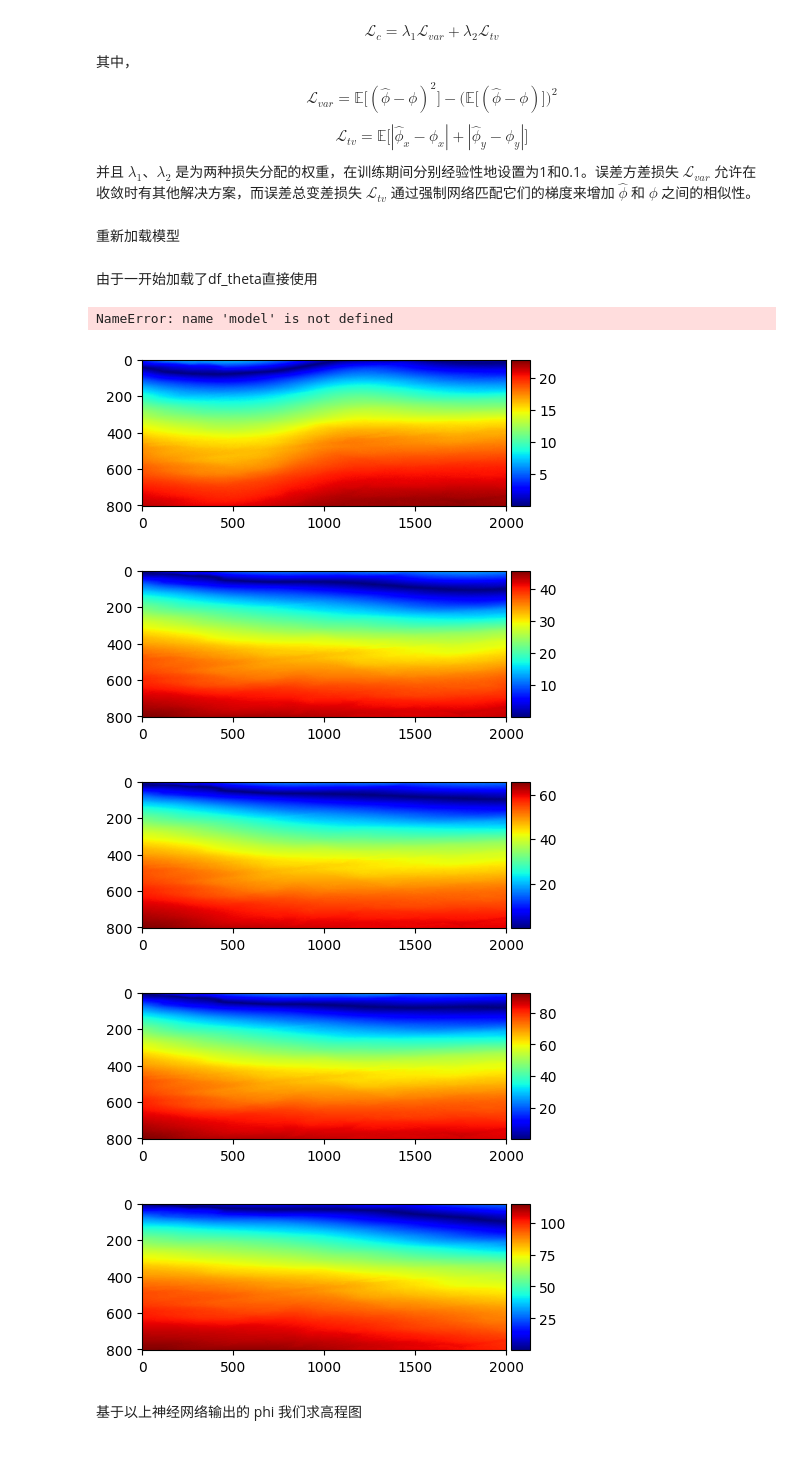
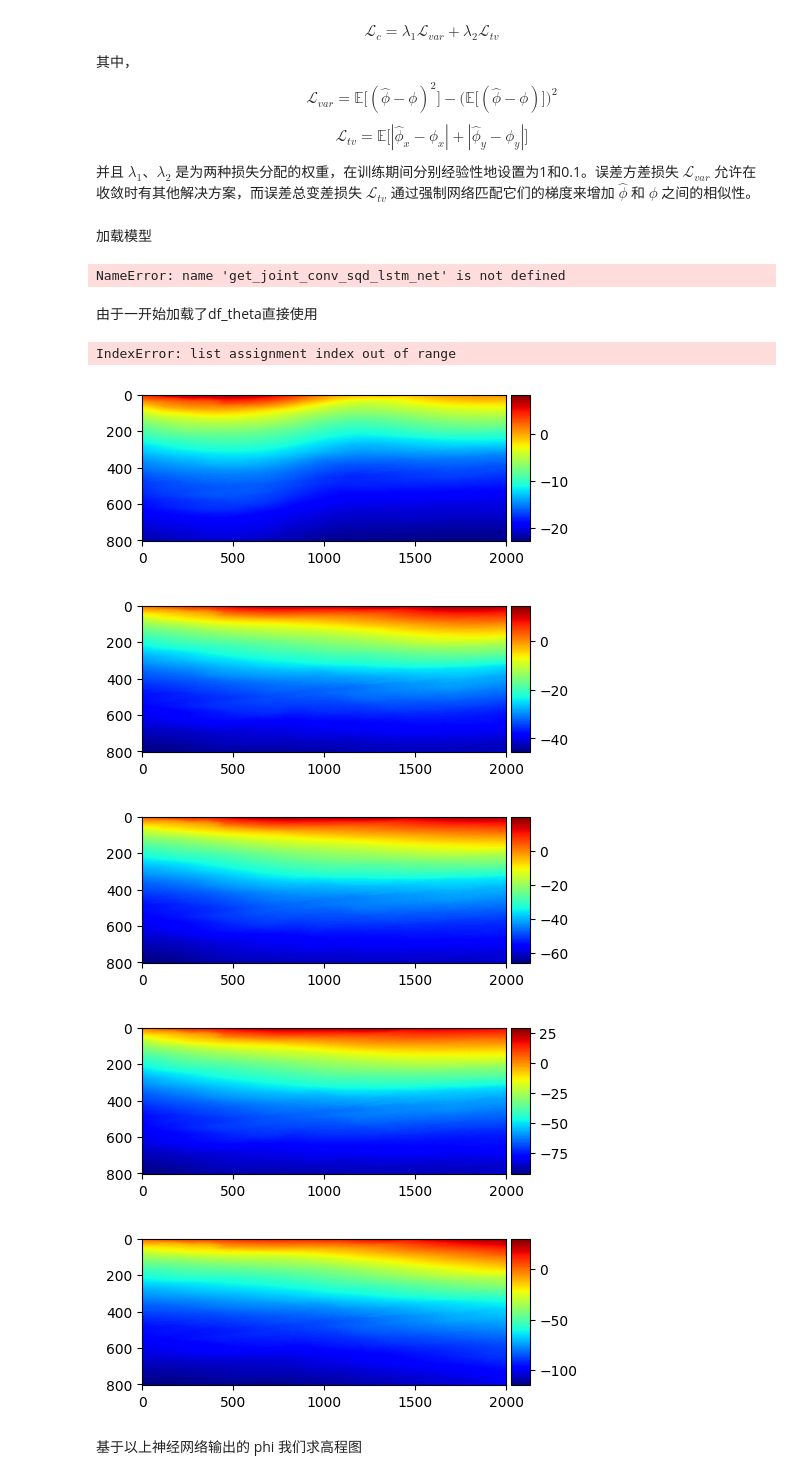
Before and after one commit to BlingCc233/project_A, a Jupyter notebook: nostack.ipynb, the cells around one changed output. Saved outputs shown, nothing was run; the diff lists cells and outputs as text; code cells hidden in the pictures.

```diff
--- a/nostack.ipynb
+++ b/nostack.ipynb
@@ -173,7 +173,6 @@ def unwrap_phase(theta):
             phi[i, j] = phi[i, j-1] + delta_col_wrapped
 
     return phi
-    return np.abs(phi)
 # %% [markdown]
 对第一组数据（考虑到raw图纠缠最简洁）输出3D高程图和2D高程图
 # %%
@@ -294,18 +297,13 @@ plot(results[2], results[0]  , titles=[ "fixed both dir", "old unwrap"])
 # %%
-phi1 = unwrap_phase(np.array(df_theta[0]))
-phi2 = unwrap_phase(np.array(df_theta[1]))
+h = np.zeros((num_rows, num_cols))
 
-h1 = np.zeros((num_rows, num_cols))
-h2 = np.zeros((num_rows, num_cols))
-
-step = 0
-
-while np.min(h1) < 150 or np.max(h1) > 300 or np.min(h2) < 150 or np.max(h2) > 300:
-    step += 1
-    # weight2 = 1 / step
-    # weight1 = 1 - weight2
-    # phi = phi1 * weight1 + phi2 * weight2
-    h1 = -1 * (phi1 + 2 * np.pi) / df_k[0]
-    h2 = -1 * (phi2 + 2 * np.pi) / df_k[1]
-    if np.min(h1) > 0:
-        plot(h1, h2, [f"{step}", " "])
+for i in range(5):
+    step = (i+1) * 100
+    phi = unwrap_phase(np.array(df_theta[i]))
+    h = -1 * phi / df_k[i]
+    while np.min(h) < 150 or np.max(h) > 300:
+        step += 1
+        phi += 2 * np.pi
+        h = -1 * phi / df_k[i]
+        if np.min(h) >= 150 and np.max(h) <= 300:
+            plot(df_theta[i], phi, h, titles=["raw $\Theta$", "new $\phi$", f"{step}"])
@@ -498,33 +567,35 @@ $$
 $$
 并且 $\lambda_1$、$\lambda_2$ 是为两种损失分配的权重，在训练期间分别经验性地设置为1和0.1。误差方差损失 $\mathcal{L}_{var}$ 允许在收敛时有其他解决方案，而误差总变差损失 $\mathcal{L}_{tv}$ 通过强制网络匹配它们的梯度来增加 $\hat{\phi}$ 和 $\phi$ 之间的相似性。
 # %% [markdown]
-重新加载模型
+加载模型
 # %%
+Model = lambda df_theta: [unwrap_phase(np.array(df_theta[i])) for i in range(5)]
 model = get_joint_conv_sqd_lstm_net()
 model_path = './model/LSTM_model.h5'
 model.load_weights(model_path)
+# %% [output]
+NameError: name 'get_joint_conv_sqd_lstm_net' is not defined
 # %% [markdown]
 由于一开始加载了df_theta直接使用
 # %%
-X_test = df_theta
+X_test = np.array(df_theta)
 
 Y_pred = []
 for i in range(5):
-    Y_pred[i] = model.predict(X_test[i], batch_size = 4)
+    Y_pred[i] = Model(X_test)
 # %% [output]
-NameError: name 'model' is not defined
+IndexError: list assignment index out of range
 # %%
-Y_pred = [unwrap_phase(np.array(df_theta[i])) for i in range(5)]
 
 # 输出图像
 for i in range(5):
     plot(Y_pred[i])
 # %% [output]
-[figure, old version]
+[figure, new version]
-[figure, old version]
+[figure, new version]
-[figure, old version]
+[figure, new version]
-[figure, old version]
+[figure, new version]
-[figure, old version]
+[figure, new version]
 # %% [markdown]
 基于以上神经网络输出的 phi 我们求高程图
 # %%
```
Also changed, not shown: parts of 20 cells of this notebook, 2 other files.
